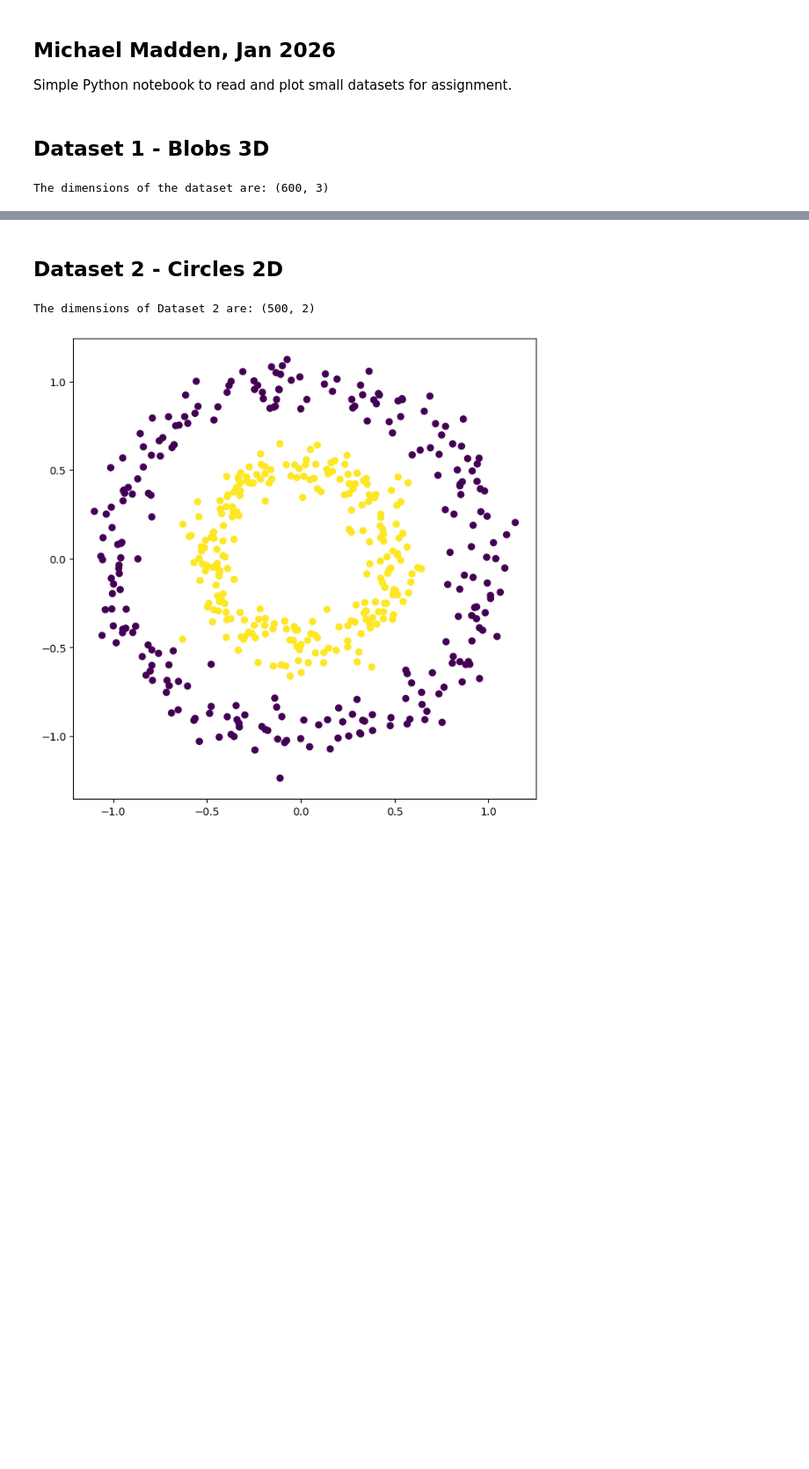
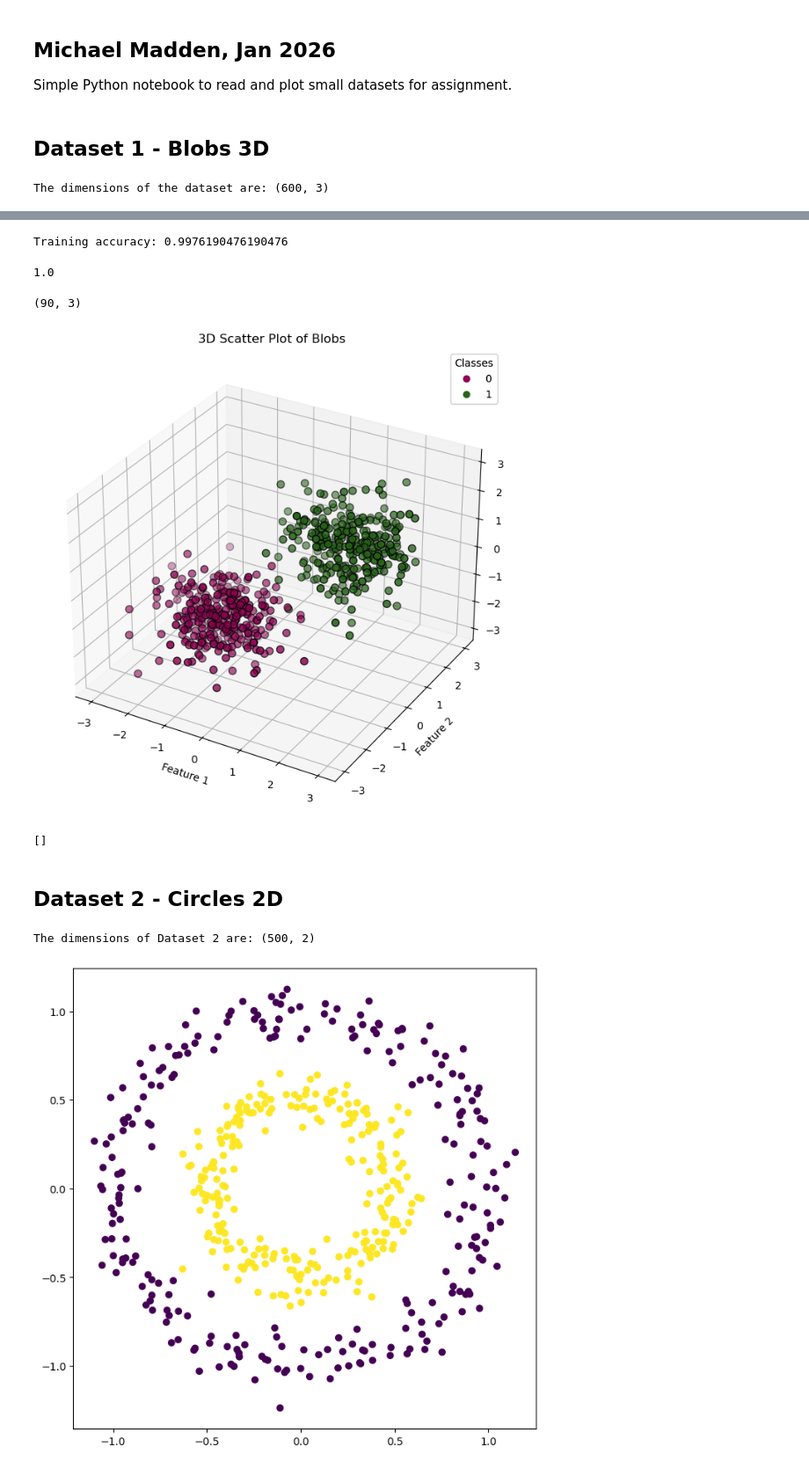
Before and after one commit to PatriotArrow/DeepLearning, a Jupyter notebook: assignment1/task2/Load-Small-Datasets.ipynb, the cells around one changed output, grey strips where cells are left out. Shown at 88% size. Drawn from its saved outputs; the diff is of its cells as text; code cells hidden in the pictures; blank space fills up the shorter version.

Commit message:
training on dataset 1

```diff
--- a/assignment1/task2/Load-Small-Datasets.ipynb
+++ b/assignment1/task2/Load-Small-Datasets.ipynb
@@ -64,3 +108,50 @@ Test: (90, 3)
+# %%
+lr = LogisticRegressor(alpha = 0.01, max_iters = 1000, threshold = 1e-6, N=1000)
+lr.fit(X1_train, y1_train)
+# %% [output]
+Training accuracy: 0.9976190476190476
+# %%
+lr.score(X1_test,y1_test)
+# %% [output]
+1.0
+# %%
+X1_test.shape
+# %% [output]
+(90, 3)
+# %%
+
+#dataset in 3d, color coded by class
+fig = plt.figure(figsize=(8,15))
+ax = fig.add_subplot(111, projection="3d")
+
+scatter = ax.scatter(
+    X1[:,0], X1[:,1], X1[:,2],
+    c=y1,
+    cmap="PiYG",
+    s=50,
+    edgecolor='k'  #black outline to points
+)
+
+# Axis labels
+ax.set_xlabel("Feature 1")
+ax.set_ylabel("Feature 2")
+ax.set_zlabel("Feature 3")
+
+# Title
+ax.set_title("3D Scatter Plot of Blobs")
+
+# Legend for classes
+legend1 = ax.legend(*scatter.legend_elements(), title="Classes")
+ax.add_artist(legend1)
+
+plt.show()
+plt.close(fig)
+# %% [output]
+[figure, added]
+# %%
+print(y1_test[incorrect_mask])
+# %% [output]
+[]
 # %% [markdown]
 ## Dataset 2 - Circles 2D
 # %%
```
Also changed, not shown: parts of 8 cells of this notebook.
